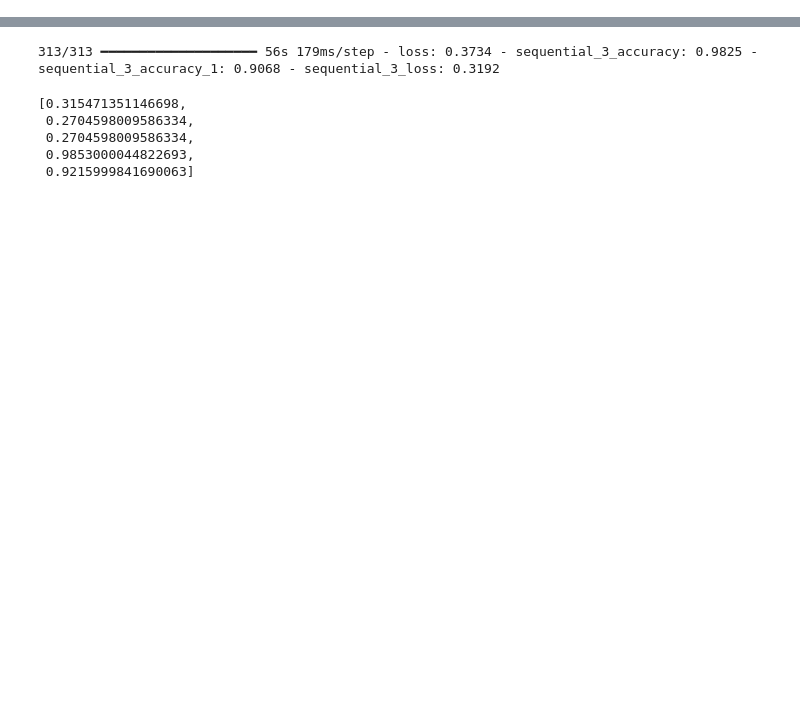
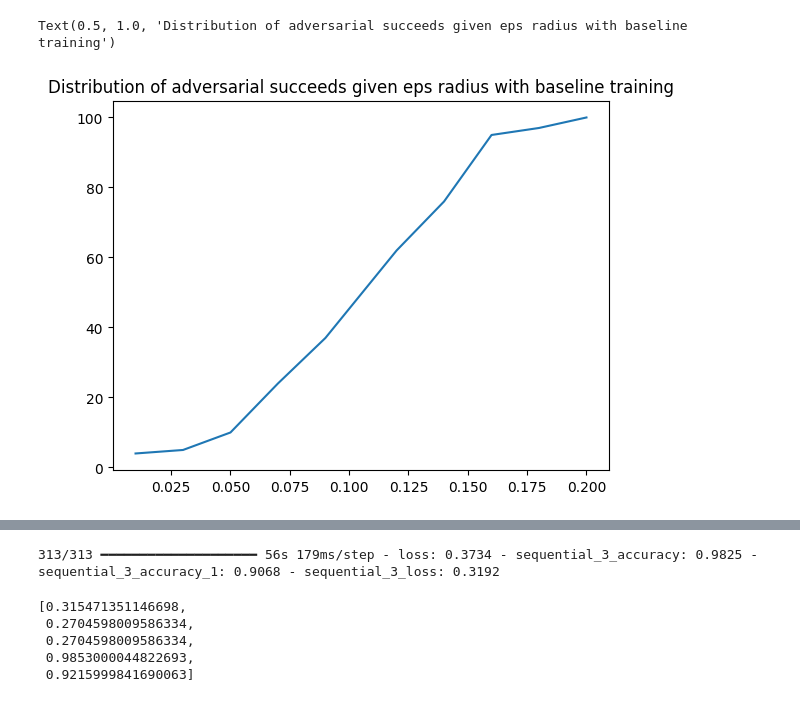
Before and after one commit to nhuet/jacobinet, a Jupyter notebook: tutorials/AdversarialTraining.ipynb, the cells around one changed output, grey strips where cells are left out. Cells and saved outputs as stored; diff of their text form; code cells hidden in the pictures; blank space fills up the shorter version.

Commit message:
tutorial on adversarial training

```diff
--- a/tutorials/AdversarialTraining.ipynb
+++ b/tutorials/AdversarialTraining.ipynb
@@ -2,0 +116,16 @@
+# %%
+adv_acc_robust = []
+
+for eps in eps_values:
+    print(eps)
+    auto_attack = torchattacks.attacks.autoattack.AutoAttack(model, eps=eps)
+    adv_data_robust = auto_attack(torch.Tensor(x_test[random_index]), torch.tensor(y_test[random_index].argmax(-1)))
+    acc = len(np.where(model.predict(adv_data_robust, verbose=0).argmax(-1) != y_test[random_index].argmax(-1))[0]) / len(random_index) * 100
+    adv_acc_robust.append(acc)
+
+plt.plot(eps_values, adv_acc, label='Baseline Training')
+plt.plot(eps_values, adv_acc_robust, label='Robust Training')
+plt.title('Adversarial Success Rates: Baseline vs. Robust Training')
+plt.xlabel('Epsilon (attack radius)')
+plt.ylabel('Adversarial success rate')
+plt.legend()
@@ -68,0 +307,6 @@ Epoch 2/2
+# %%
+model.compile('adam', loss=keras.losses.CategoricalCrossentropy(from_logits=True),
+               metrics=['accuracy'])
+# %%
+auto_attack = torchattacks.attacks.autoattack.AutoAttack(model, eps=0.2)
+adv_data = auto_attack(torch.Tensor(x_test[random_index]), torch.tensor(y_test[random_index].argmax(-1)))
@@ -68,0 +324,11 @@ Epoch 2/2
+# %%
+# test at which radius the model is robust to adversarial attacks
+n = 100
+random_index = np.random.permutation(len(x_test))[:n]
+adv_acc=[]
+eps_values = [np.round(eps_i, 2) for eps_i in np.linspace(0.01, 0.2, 10)]
+for eps in eps_values:
+    auto_attack = torchattacks.attacks.autoattack.AutoAttack(model, eps=eps)
+    adv_data = auto_attack(torch.Tensor(x_test[random_index]), torch.tensor(y_test[random_index].argmax(-1)))
+    acc = len(np.where(model.predict(adv_data, verbose=0).argmax(-1)!=y_test[random_index].argmax(-1))[0])/len(random_index)*100
+    adv_acc.append(acc)
@@ -69,3 +346,9 @@ Epoch 2/2
+# %%
+plt.plot(eps_values, adv_acc)
+plt.title('Distribution of adversarial succeeds given eps radius with baseline training')
+# %% [output]
+Text(0.5, 1.0, 'Distribution of adversarial succeeds given eps radius with baseline training')
+[figure, added]
 # %%
 from jacobinet.attacks import get_adv_model
 # %%
```
Also changed, not shown: parts of 29 cells of this notebook.
